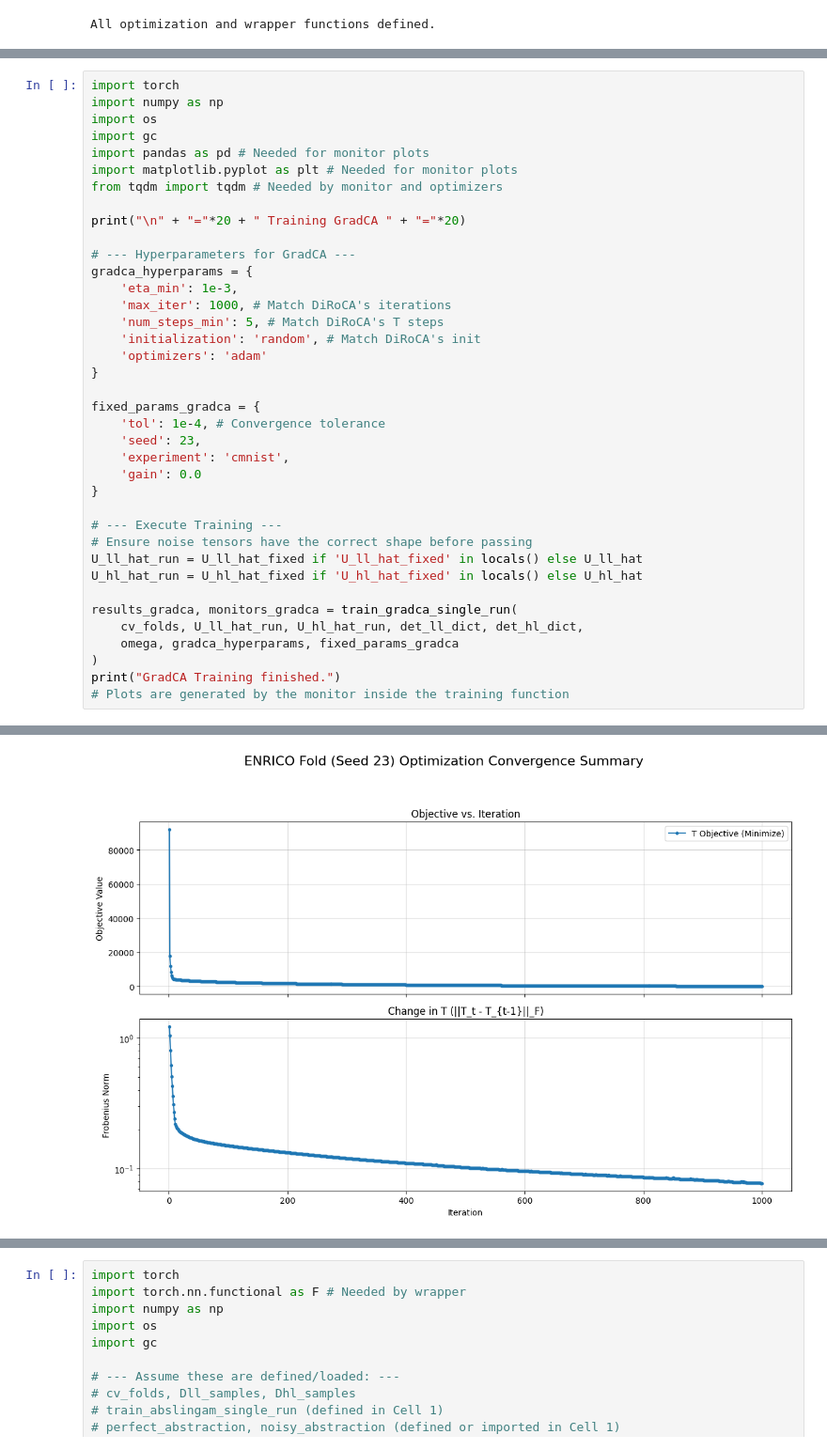
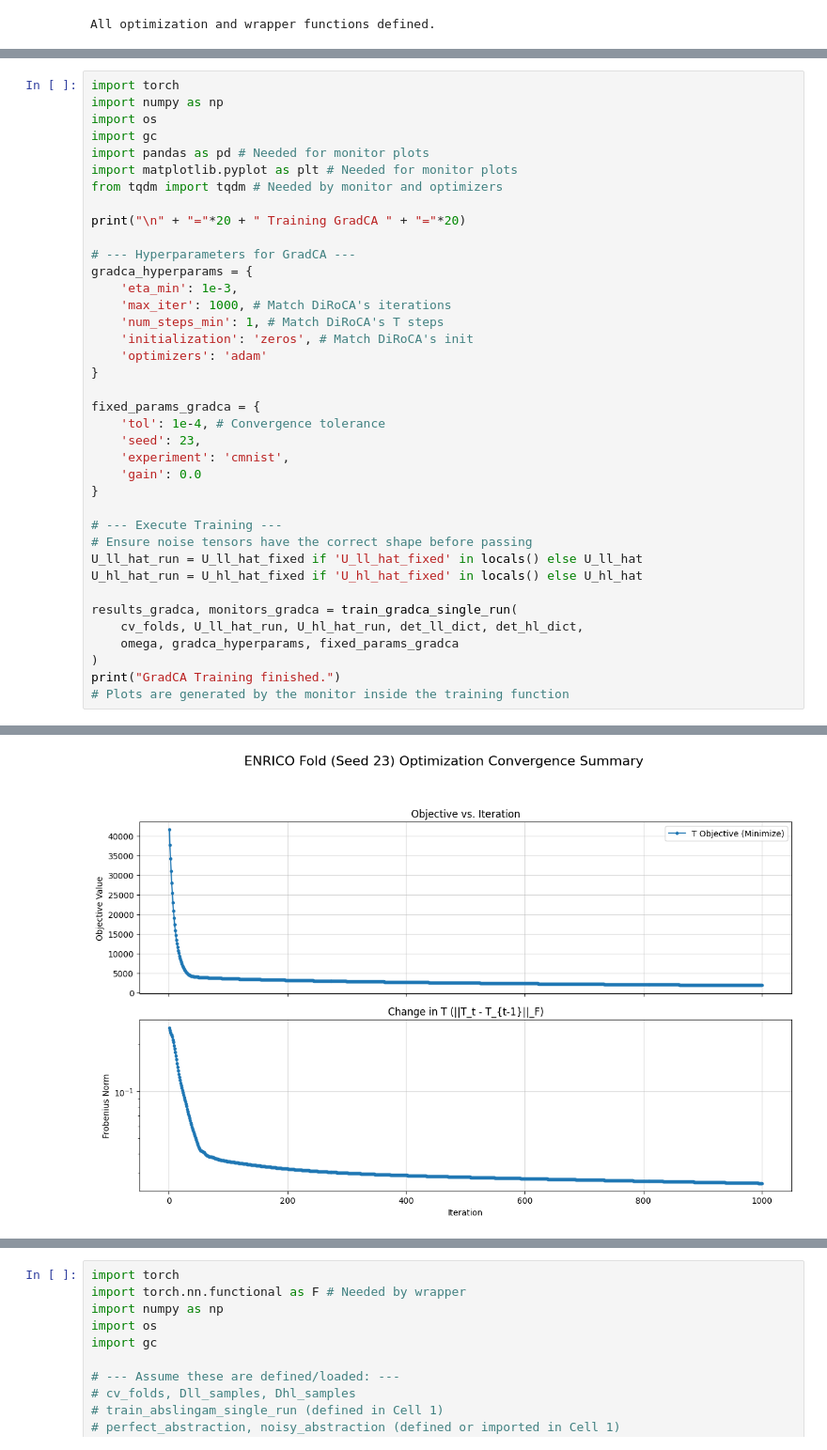
Before and after one commit to yfelekis/GenDiroca, a Jupyter notebook: cmnist.ipynb, the cells around one changed output, grey strips where cells are left out. Shown at 94% size. Drawn from its saved outputs; the diff is of its cells as text.

```diff
--- a/cmnist.ipynb
+++ b/cmnist.ipynb
@@ -1527,8 +1603,8 @@ print("\n" + "="*20 + " Training GradCA " + "="*20)
 gradca_hyperparams = {
     'eta_min': 1e-3,
     'max_iter': 1000, # Match DiRoCA's iterations
-    'num_steps_min': 5, # Match DiRoCA's T steps
-    'initialization': 'random', # Match DiRoCA's init
+    'num_steps_min': 1, # Match DiRoCA's T steps
+    'initialization': 'zeros', # Match DiRoCA's init
     'optimizers': 'adam'
 }
 
@@ -1557,7 +1633,7 @@ Hyperparameters: {'eta_min': 0.001, 'max_iter': 1000, 'num_steps_min': 5, 'initi
 
 --- Processing Fold 1/5 ---
 Using device: cpu
-[figure, old version]
+[figure, new version]
   ✓ Training completed for Fold 1
 
 GradCA Training complete.
```
Also changed, not shown: parts of 15 cells of this notebook, 11 other files.
